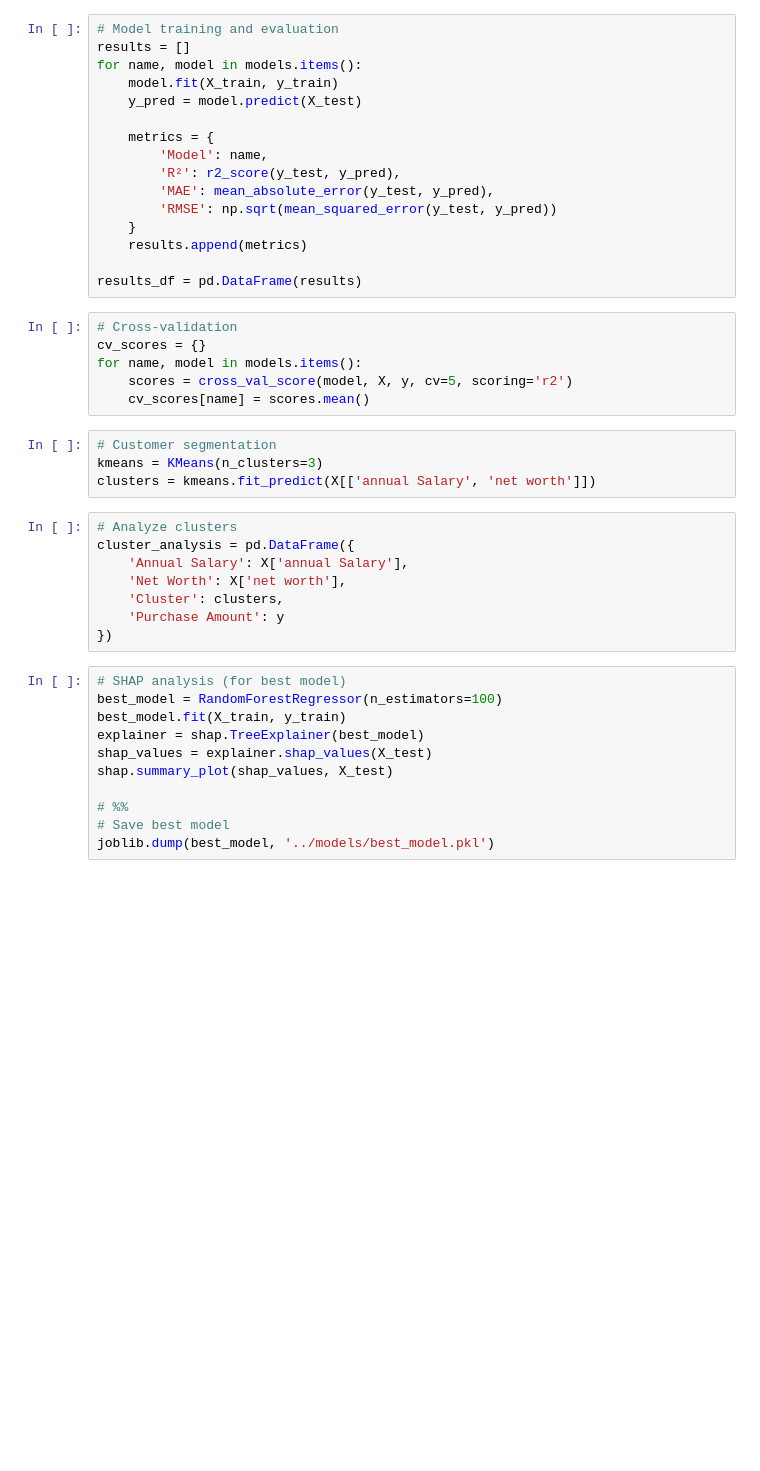
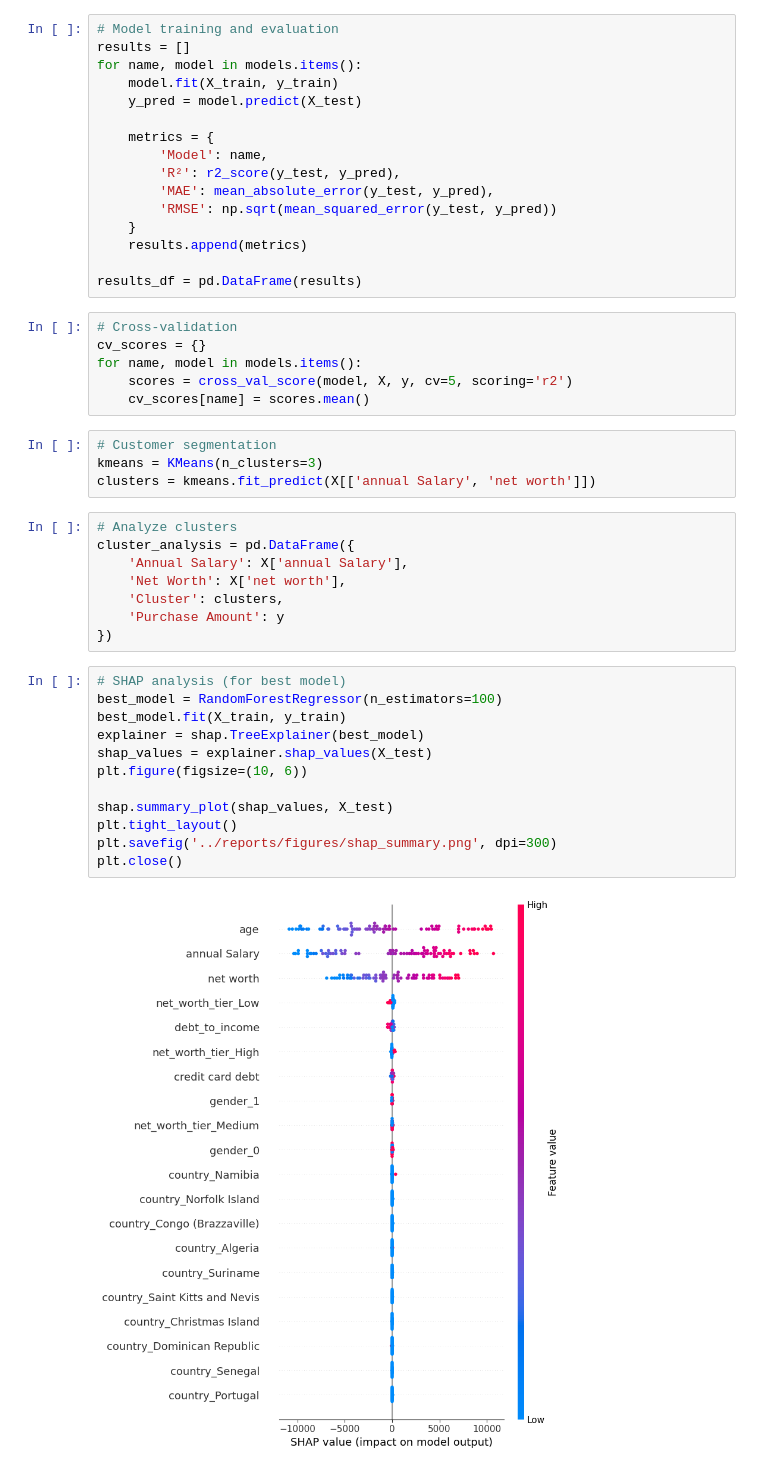
Before and after one commit to m-narayanan/sales-prediction, a Jupyter notebook: notebooks/3_model_training.ipynb, the cells around one changed output. Saved outputs shown, nothing was run; the diff lists cells and outputs as text; blank space fills up the shorter version.

Commit message:
Added Figurs inside Report

```diff
--- a/notebooks/3_model_training.ipynb
+++ b/notebooks/3_model_training.ipynb
@@ -73,11 +76,14 @@ cluster_analysis = pd.DataFrame({
 # %%
 # SHAP analysis (for best model)
 best_model = RandomForestRegressor(n_estimators=100)
 best_model.fit(X_train, y_train)
 explainer = shap.TreeExplainer(best_model)
 shap_values = explainer.shap_values(X_test)
+plt.figure(figsize=(10, 6))
+
 shap.summary_plot(shap_values, X_test)
-
-# %%
-# Save best model
-joblib.dump(best_model, '../models/best_model.pkl')
+plt.tight_layout()
+plt.savefig('../reports/figures/shap_summary.png', dpi=300)
+plt.close()
+# %% [output]
+[figure, added]
```
Also changed, not shown: parts of 6 cells of this notebook, 7 other files.
